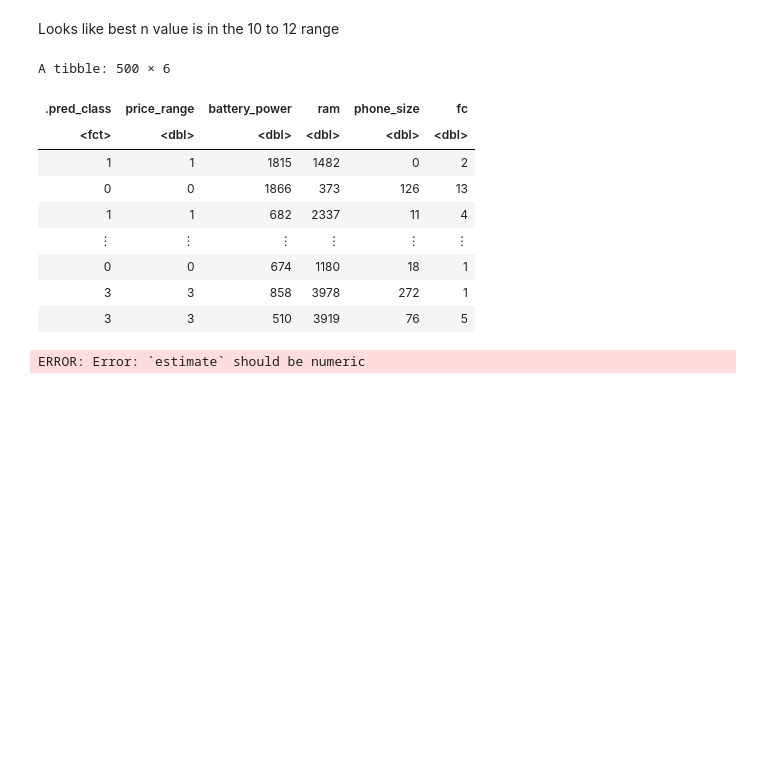
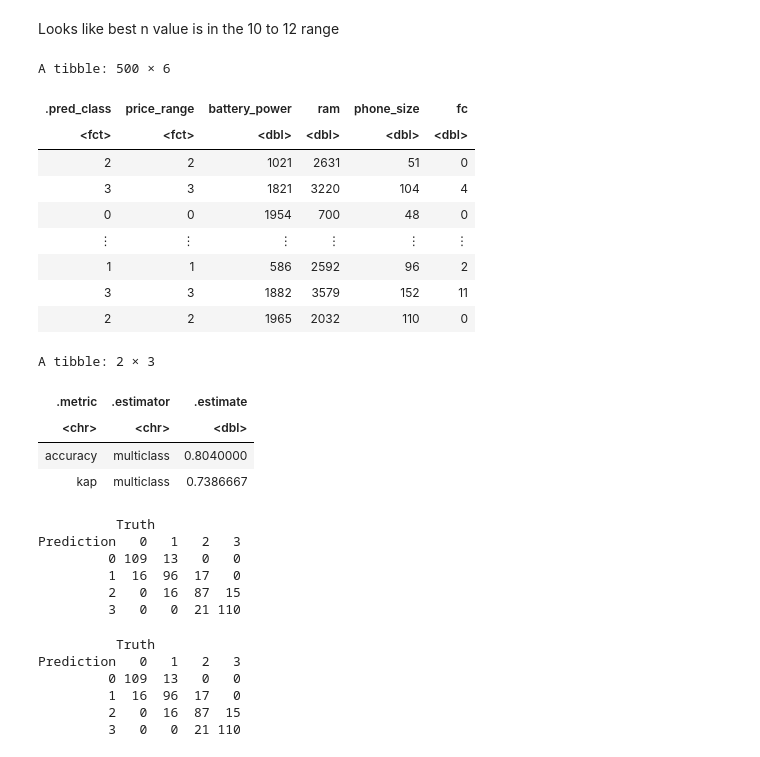
Before and after one commit to ClaireJ2100/dsci100_project, a Jupyter notebook: dsci_project.ipynb, the cells around one changed output. Drawn from its saved outputs; the diff is of its cells as text; code cells hidden in the pictures; blank space fills up the shorter version.

```diff
--- a/dsci_project.ipynb
+++ b/dsci_project.ipynb
@@ -283,34 +284,55 @@ Looks like best n value is in the 10 to 12 range
 # %%
 mobile_spec <- nearest_neighbor(weight_func = "rectangular", neighbors = 12) %>%
       set_engine("kknn") %>%
       set_mode("classification")
 
 
 mobile_fit_2 <-  workflow() %>%
       add_recipe(mobile_recipe) %>%
       add_model(mobile_spec) %>%
       fit(data = mobile_train)
 
-mobile_predictions <- predict(mobile_fit , mobile_test) %>%
+mobile_test$price_range <- as.factor(mobile_test$price_range)
+
+mobile_predictions <- predict(mobile_fit_2 , mobile_test) %>%
       bind_cols(mobile_test)
 mobile_predictions
+
+
 mobile_metrics <- mobile_predictions %>%
     metrics(truth = price_range, estimate = .pred_class)
 mobile_metrics
-mobile_conf_mat <- mnist_predictions %>%
+
+mobile_conf_mat <- mobile_predictions %>%
       conf_mat(truth = price_range, estimate = .pred_class)
 mobile_conf_mat
 
 mobile_conf_mat
 # %% [output]
 A tibble: 500 × 6
 | .pred_class | price_range | battery_power | ram | phone_size | fc |
-| <fct> | <dbl> | <dbl> | <dbl> | <dbl> | <dbl> |
-| 1 | 1 | 1815 | 1482 | 0 | 2 |
-| 0 | 0 | 1866 | 373 | 126 | 13 |
-| 1 | 1 | 682 | 2337 | 11 | 4 |
+| <fct> | <fct> | <dbl> | <dbl> | <dbl> | <dbl> |
+| 2 | 2 | 1021 | 2631 | 51 | 0 |
+| 3 | 3 | 1821 | 3220 | 104 | 4 |
+| 0 | 0 | 1954 | 700 | 48 | 0 |
 | ⋮ | ⋮ | ⋮ | ⋮ | ⋮ | ⋮ |
-| 0 | 0 | 674 | 1180 | 18 | 1 |
-| 3 | 3 | 858 | 3978 | 272 | 1 |
-| 3 | 3 | 510 | 3919 | 76 | 5 |
+| 1 | 1 | 586 | 2592 | 96 | 2 |
+| 3 | 3 | 1882 | 3579 | 152 | 11 |
+| 2 | 2 | 1965 | 2032 | 110 | 0 |
-ERROR: Error: `estimate` should be numeric
+A tibble: 2 × 3
+| .metric | .estimator | .estimate |
+| <chr> | <chr> | <dbl> |
+| accuracy | multiclass | 0.8040000 |
+| kap | multiclass | 0.7386667 |
+          Truth
+Prediction   0   1   2   3
+         0 109  13   0   0
+         1  16  96  17   0
+         2   0  16  87  15
+         3   0   0  21 110
+          Truth
+Prediction   0   1   2   3
+         0 109  13   0   0
+         1  16  96  17   0
+         2   0  16  87  15
+         3   0   0  21 110
```
Also changed, not shown: parts of 8 cells of this notebook.
